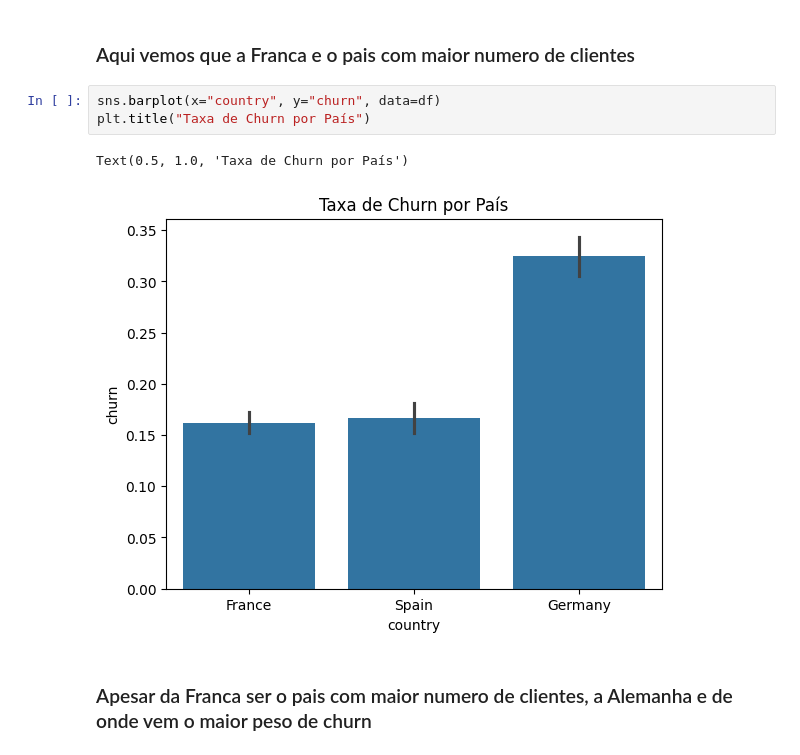
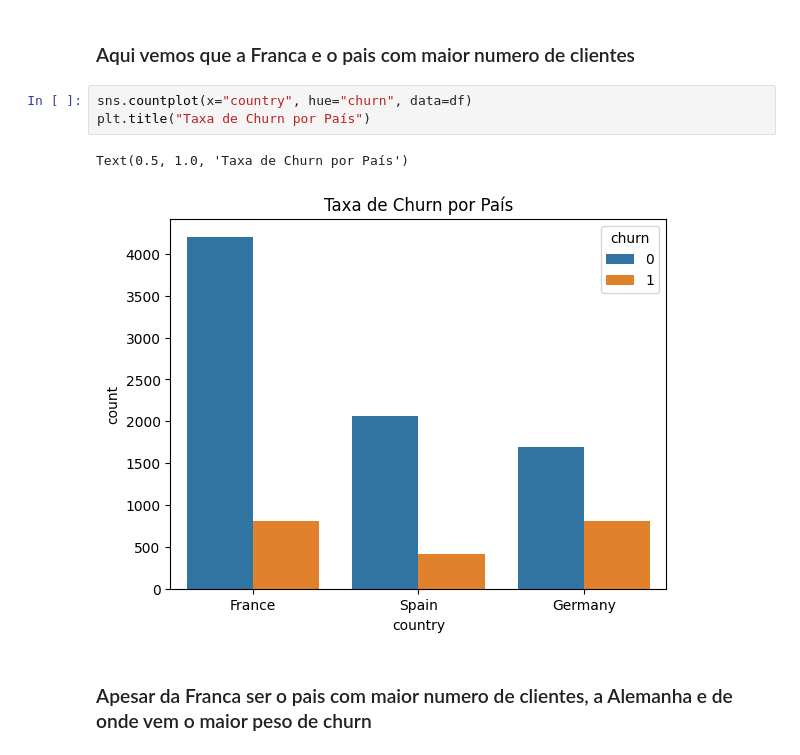
Before and after one commit to ReCroffi/bank-churn-prediction, a Jupyter notebook: notebooks/01_eda.ipynb, the cells around one changed output. Drawn from its saved outputs; the diff is of its cells as text.

```diff
--- a/notebooks/01_eda.ipynb
+++ b/notebooks/01_eda.ipynb
@@ -86,11 +86,11 @@ Text(0, 0.5, 'Contagem')
 # %% [markdown]
 ### Aqui vemos que a Franca e o pais com maior numero de clientes
 # %%
-sns.barplot(x="country", y="churn", data=df)
+sns.countplot(x="country", hue="churn", data=df)
 plt.title("Taxa de Churn por País")
 # %% [output]
 Text(0.5, 1.0, 'Taxa de Churn por País')
-[figure, old version]
+[figure, new version]
 # %% [markdown]
 ### Apesar da Franca ser o pais com maior numero de clientes, a Alemanha e de onde vem o maior peso de churn
 # %%
```
Also changed, not shown: parts of 9 cells of this notebook.
